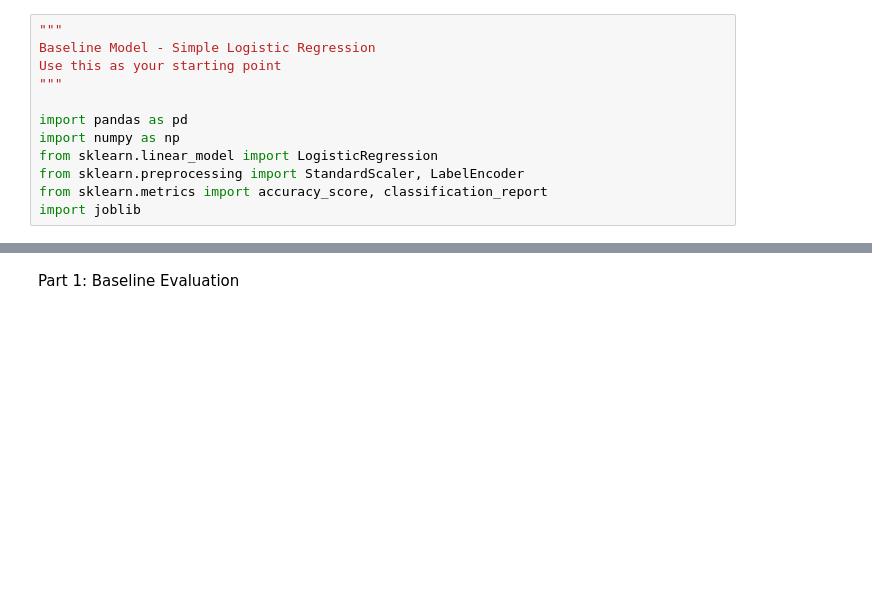
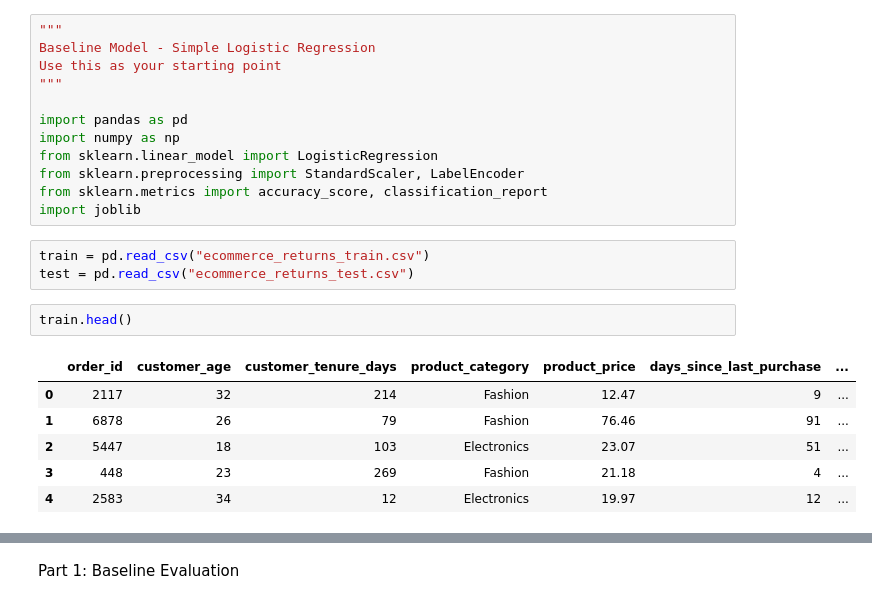
Before and after one commit to afleitas/LTK, a Jupyter notebook: Alejandro_Fleitas_challenge.ipynb, the cells around one changed output, grey strips where cells are left out. Drawn from its saved outputs; the diff is of its cells as text; blank space fills up the shorter version.

```diff
--- a/Alejandro_Fleitas_challenge.ipynb
+++ b/Alejandro_Fleitas_challenge.ipynb
@@ -10,3 +10,15 @@ from sklearn.linear_model import LogisticRegression
 from sklearn.preprocessing import StandardScaler, LabelEncoder
 from sklearn.metrics import accuracy_score, classification_report
 import joblib
+# %%
+train = pd.read_csv("ecommerce_returns_train.csv")
+test = pd.read_csv("ecommerce_returns_test.csv")
+# %%
+train.head()
+# %% [output]
+|  | order_id | customer_age | customer_tenure_days | product_category | product_price | days_since_last_purchase | ... |
+| 0 | 2117 | 32 | 214 | Fashion | 12.47 | 9 | ... |
+| 1 | 6878 | 26 | 79 | Fashion | 76.46 | 91 | ... |
+| 2 | 5447 | 18 | 103 | Electronics | 23.07 | 51 | ... |
+| 3 | 448 | 23 | 269 | Fashion | 21.18 | 4 | ... |
+| 4 | 2583 | 34 | 12 | Electronics | 19.97 | 12 | ... |
```
Also changed, not shown: parts of 3 cells of this notebook, 2 other files.
